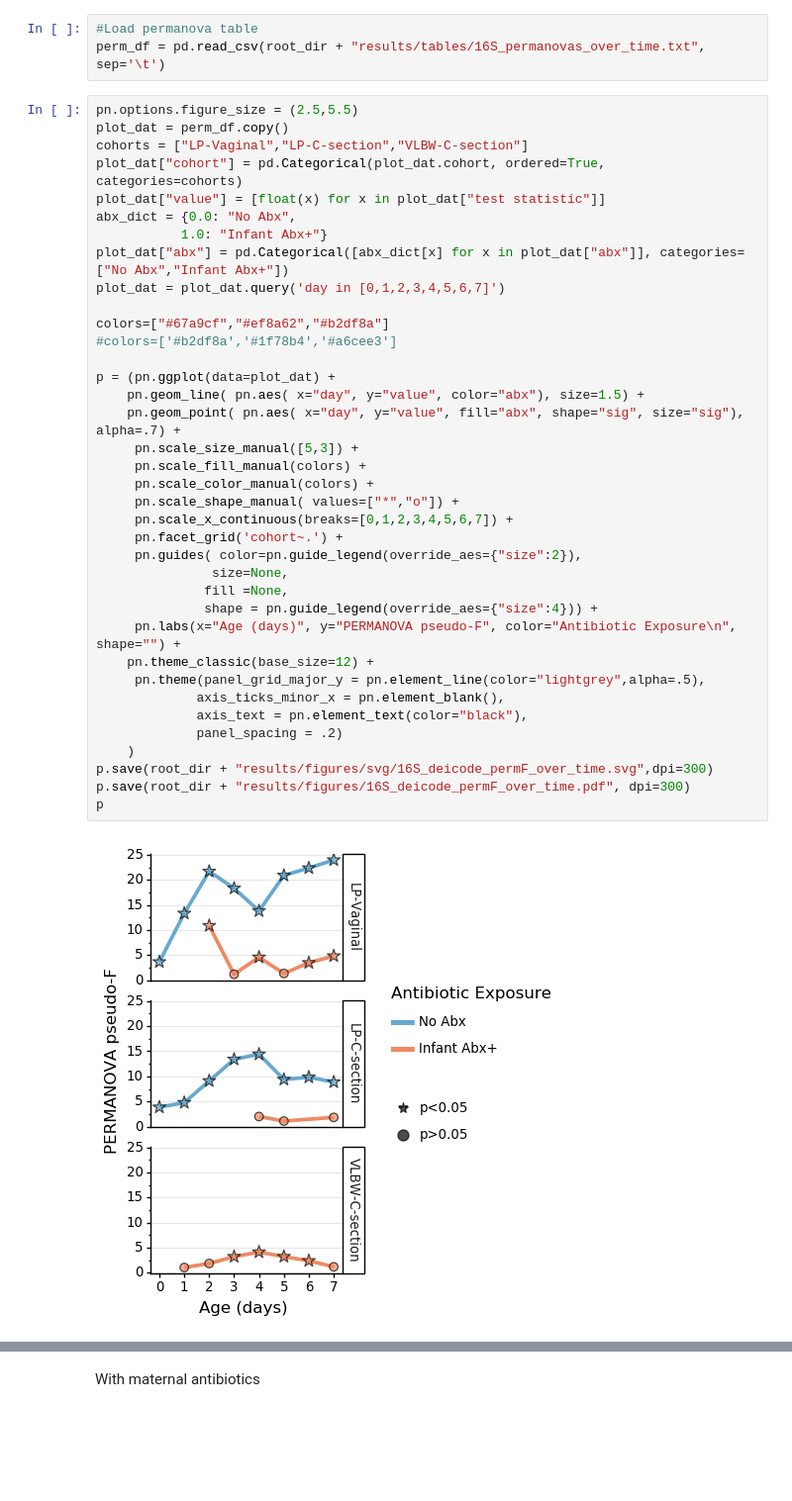
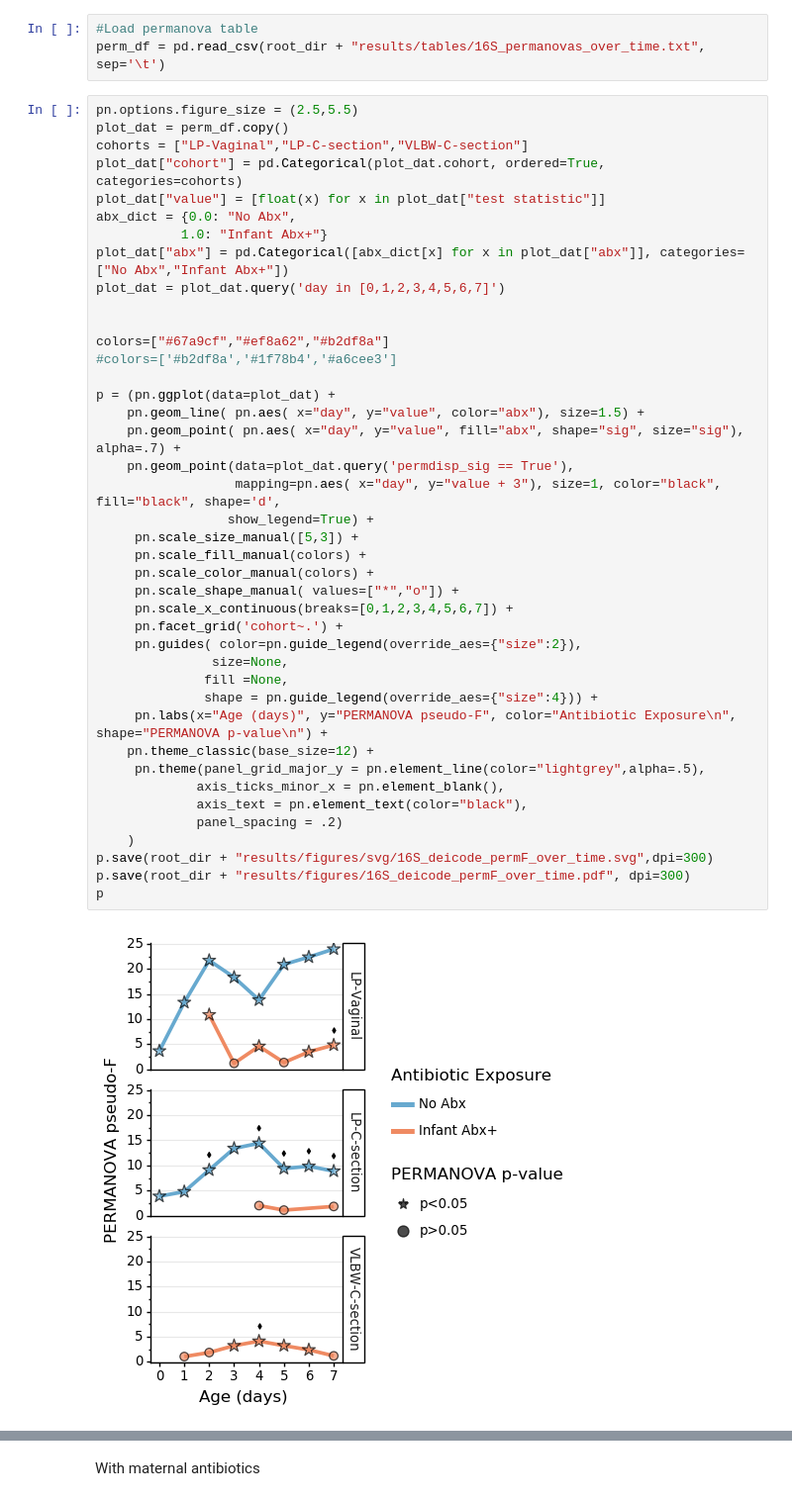
Before and after one commit to ucsd-cmi/preterm_infant, a Jupyter notebook: jupyter_notebooks/Infant_16S_diversity.ipynb, the cells around one changed output, grey strips where cells are left out. Shown at 99% size. Drawn from its saved outputs; the diff is of its cells as text; blank space fills up the shorter version.

```diff
--- a/jupyter_notebooks/Infant_16S_diversity.ipynb
+++ b/jupyter_notebooks/Infant_16S_diversity.ipynb
@@ -628,32 +641,36 @@ abx_dict = {0.0: "No Abx",
            1.0: "Infant Abx+"}
 plot_dat["abx"] = pd.Categorical([abx_dict[x] for x in plot_dat["abx"]], categories=["No Abx","Infant Abx+"])
 plot_dat = plot_dat.query('day in [0,1,2,3,4,5,6,7]')
 
+
 colors=["#67a9cf","#ef8a62","#b2df8a"]
 #colors=['#b2df8a','#1f78b4','#a6cee3']
 
 p = (pn.ggplot(data=plot_dat) +
     pn.geom_line( pn.aes( x="day", y="value", color="abx"), size=1.5) +
     pn.geom_point( pn.aes( x="day", y="value", fill="abx", shape="sig", size="sig"), alpha=.7) +
+    pn.geom_point(data=plot_dat.query('permdisp_sig == True'),
+                  mapping=pn.aes( x="day", y="value + 3"), size=1, color="black", fill="black", shape='d',
+                 show_legend=True) +
      pn.scale_size_manual([5,3]) +
      pn.scale_fill_manual(colors) +
      pn.scale_color_manual(colors) +
      pn.scale_shape_manual( values=["*","o"]) +
      pn.scale_x_continuous(breaks=[0,1,2,3,4,5,6,7]) +
      pn.facet_grid('cohort~.') +
      pn.guides( color=pn.guide_legend(override_aes={"size":2}),
                size=None,
               fill =None,
               shape = pn.guide_legend(override_aes={"size":4})) +
-     pn.labs(x="Age (days)", y="PERMANOVA pseudo-F", color="Antibiotic Exposure\n", shape="") +
+     pn.labs(x="Age (days)", y="PERMANOVA pseudo-F", color="Antibiotic Exposure\n", shape="PERMANOVA p-value\n") +
     pn.theme_classic(base_size=12) +
      pn.theme(panel_grid_major_y = pn.element_line(color="lightgrey",alpha=.5),
              axis_ticks_minor_x = pn.element_blank(),
              axis_text = pn.element_text(color="black"),
              panel_spacing = .2)
     )
 p.save(root_dir + "results/figures/svg/16S_deicode_permF_over_time.svg",dpi=300)
 p.save(root_dir + "results/figures/16S_deicode_permF_over_time.pdf", dpi=300)
 p
 # %% [output]
-[figure, old version]
+[figure, new version]
```
Also changed, not shown: parts of 16 cells of this notebook, 15 other files.
